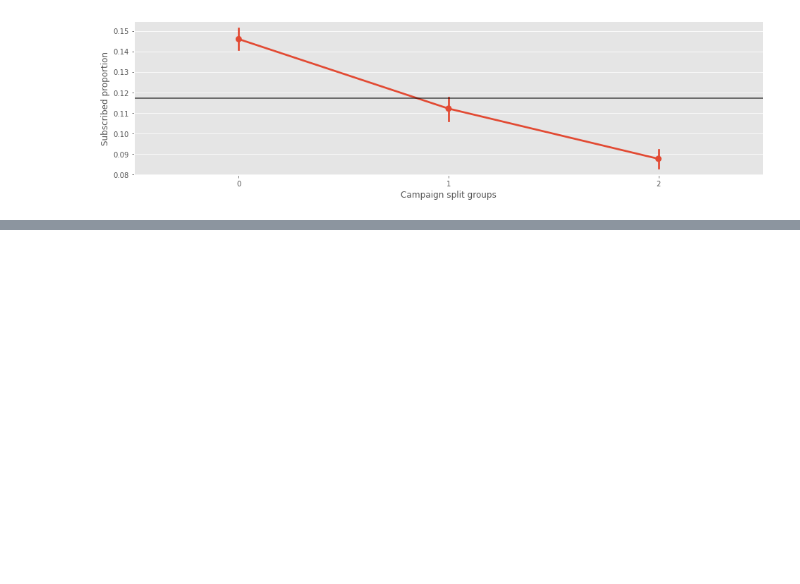
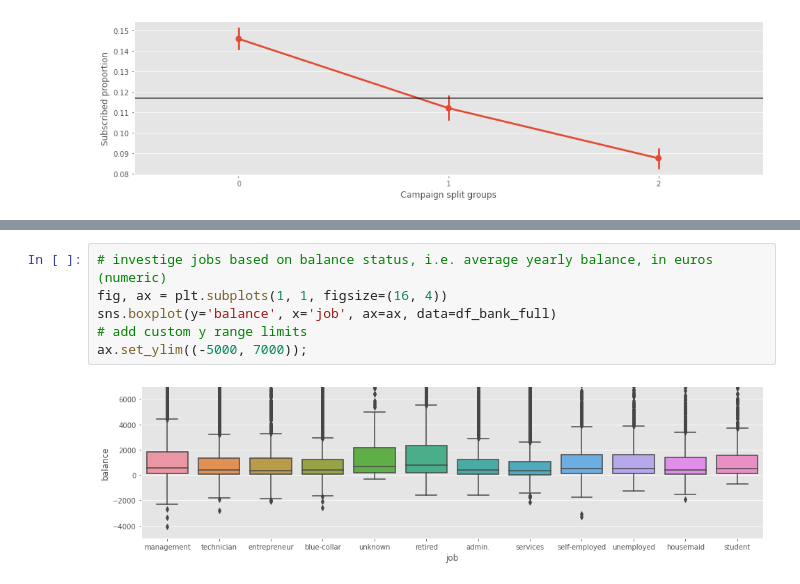
Before and after one commit to TK-Problem/Task-for-Quantitative-Analyst, a Jupyter notebook: results.ipynb, the cells around one changed output, grey strips where cells are left out. Saved outputs shown, nothing was run; the diff lists cells and outputs as text; blank space fills up the shorter version.

```diff
--- a/results.ipynb
+++ b/results.ipynb
@@ -925,0 +942,8 @@ People who are often contacted are less likely to subscribe.
+# %%
+# investige jobs based on balance status, i.e. average yearly balance, in euros (numeric)
+fig, ax = plt.subplots(1, 1, figsize=(16, 4))
+sns.boxplot(y='balance', x='job', ax=ax, data=df_bank_full)
+# add custom y range limits
+ax.set_ylim((-5000, 7000));
+# %% [output]
+[figure, added]
```
Also changed, not shown: parts of 53 cells of this notebook.
